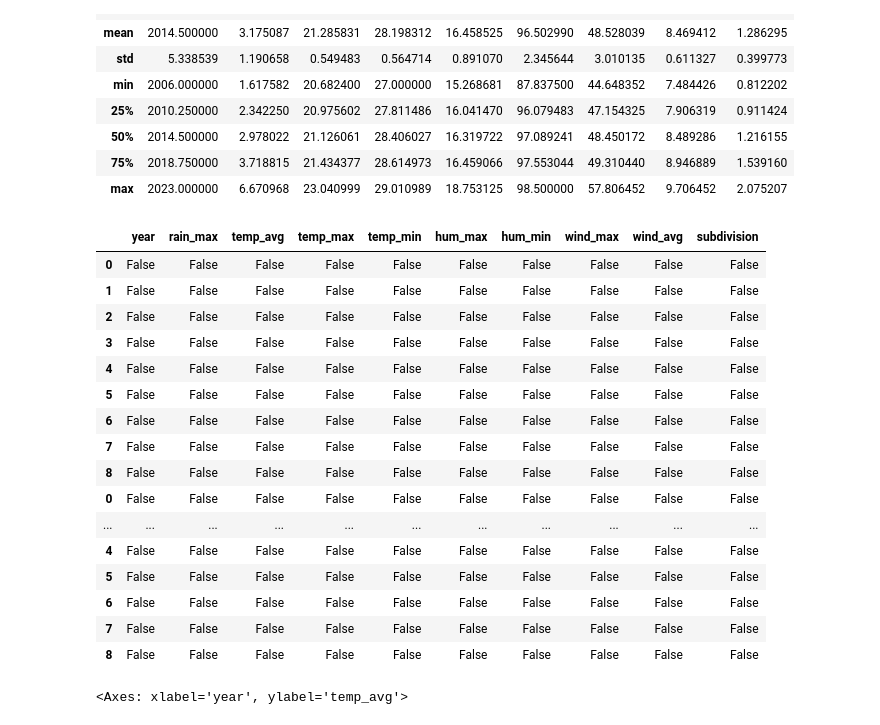
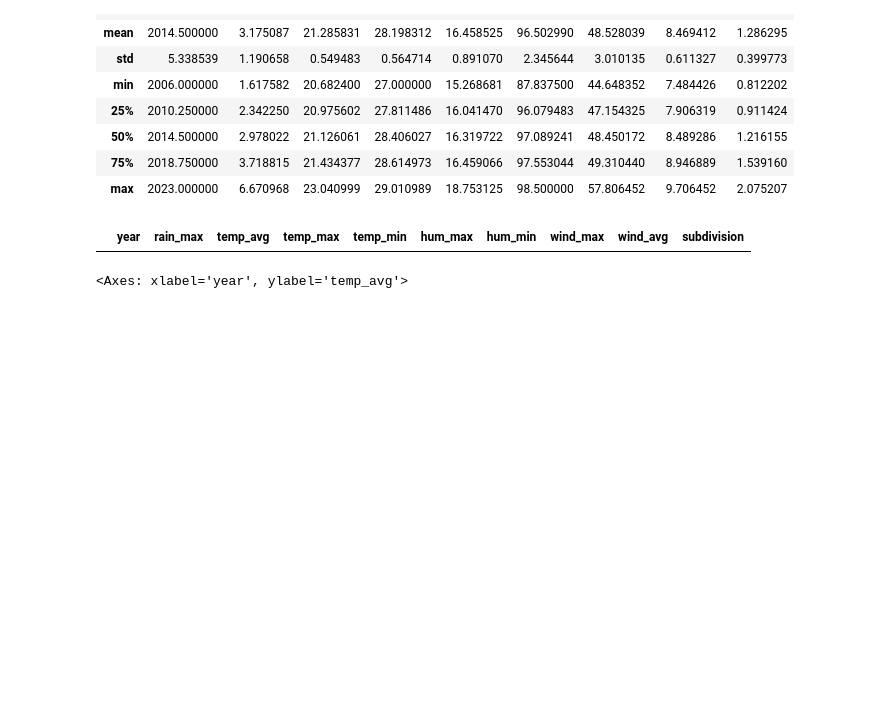
Before and after one commit to vchu22/IF-DS-TLAB3, a Jupyter notebook: notebooks/explore_weather.ipynb, the cells around one changed output. Saved outputs shown, nothing was run; the diff lists cells and outputs as text; code cells hidden in the pictures; blank space fills up the shorter version.

```diff
--- a/notebooks/explore_weather.ipynb
+++ b/notebooks/explore_weather.ipynb
@@ -43,25 +43,9 @@ weather.describe()
 | max | 2023.000000 | 6.670968 | 23.040999 | 29.010989 | 18.753125 | 98.500000 | 57.806452 | 9.706452 | 2.075207 |
 # %%
 # TODO: display the null values in your dataframe
-weather.isnull()
+weather[weather.isnull().any(axis=1)]
 # %% [output]
 |  | year | rain_max | temp_avg | temp_max | temp_min | hum_max | hum_min | wind_max | wind_avg | subdivision |
-| 0 | False | False | False | False | False | False | False | False | False | False |
-| 1 | False | False | False | False | False | False | False | False | False | False |
-| 2 | False | False | False | False | False | False | False | False | False | False |
-| 3 | False | False | False | False | False | False | False | False | False | False |
-| 4 | False | False | False | False | False | False | False | False | False | False |
-| 5 | False | False | False | False | False | False | False | False | False | False |
-| 6 | False | False | False | False | False | False | False | False | False | False |
-| 7 | False | False | False | False | False | False | False | False | False | False |
-| 8 | False | False | False | False | False | False | False | False | False | False |
-| 0 | False | False | False | False | False | False | False | False | False | False |
-| ... | ... | ... | ... | ... | ... | ... | ... | ... | ... | ... |
-| 4 | False | False | False | False | False | False | False | False | False | False |
-| 5 | False | False | False | False | False | False | False | False | False | False |
-| 6 | False | False | False | False | False | False | False | False | False | False |
-| 7 | False | False | False | False | False | False | False | False | False | False |
-| 8 | False | False | False | False | False | False | False | False | False | False |
 # %%
 # TODO: BEGIN YOUR EDA!
 # For Q1, plot the trend for temp_avg
```
